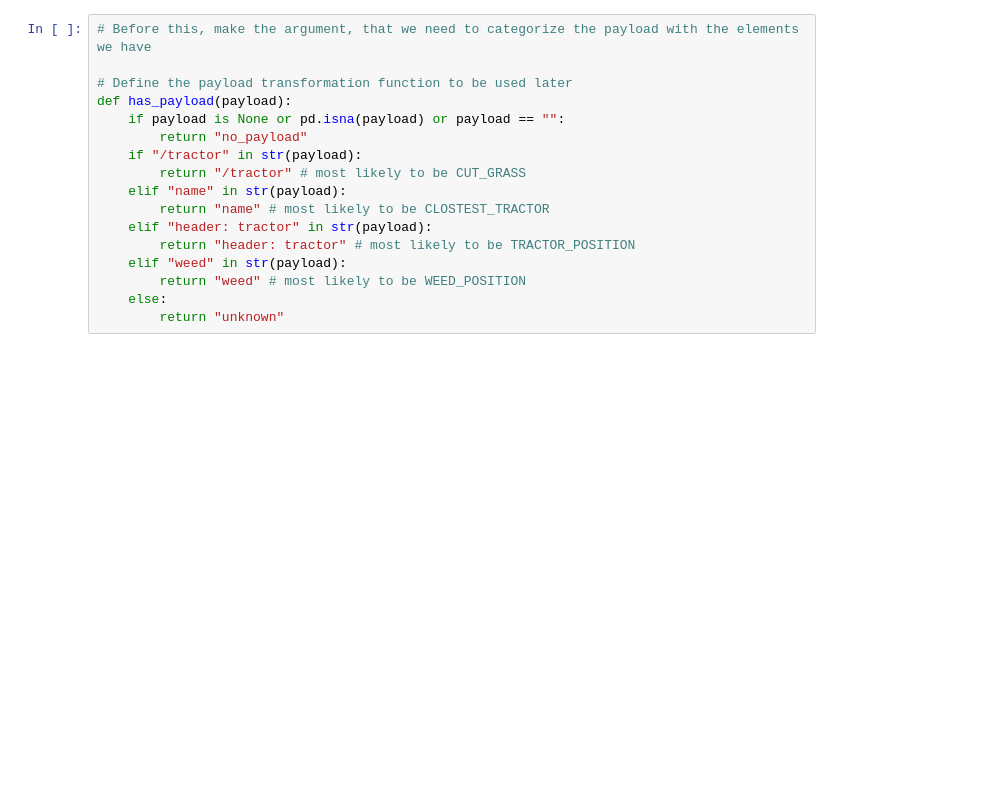
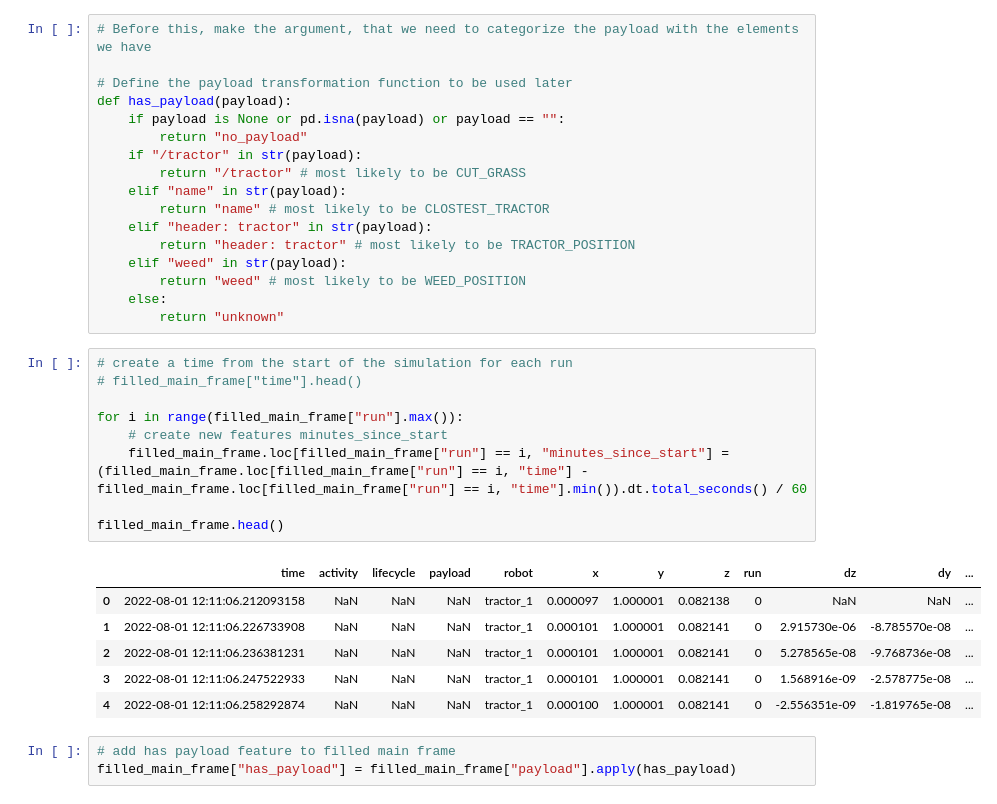
Before and after one commit to lukasjakoberfhnw/csd-event-abstraction, a Jupyter notebook: src/preprocessing/tale_preprocessing_notebook.ipynb, the cells around one changed output. Saved outputs shown, nothing was run; the diff lists cells and outputs as text; blank space fills up the shorter version.

```diff
--- a/src/preprocessing/tale_preprocessing_notebook.ipynb
+++ b/src/preprocessing/tale_preprocessing_notebook.ipynb
@@ -947,3 +947,22 @@ def has_payload(payload):
         return "weed" # most likely to be WEED_POSITION
     else:
         return "unknown"
+# %%
+# create a time from the start of the simulation for each run
+# filled_main_frame["time"].head()
+
+for i in range(filled_main_frame["run"].max()):
+    # create new features minutes_since_start
+    filled_main_frame.loc[filled_main_frame["run"] == i, "minutes_since_start"] = (filled_main_frame.loc[filled_main_frame["run"] == i, "time"] - filled_main_frame.loc[filled_main_frame["run"] == i, "time"].min()).dt.total_seconds() / 60
+
+filled_main_frame.head()
+# %% [output]
+|  | time | activity | lifecycle | payload | robot | x | y | z | run | dz | dy | ... |
+| 0 | 2022-08-01 12:11:06.212093158 | NaN | NaN | NaN | tractor_1 | 0.000097 | 1.000001 | 0.082138 | 0 | NaN | NaN | ... |
+| 1 | 2022-08-01 12:11:06.226733908 | NaN | NaN | NaN | tractor_1 | 0.000101 | 1.000001 | 0.082141 | 0 | 2.915730e-06 | -8.785570e-08 | ... |
+| 2 | 2022-08-01 12:11:06.236381231 | NaN | NaN | NaN | tractor_1 | 0.000101 | 1.000001 | 0.082141 | 0 | 5.278565e-08 | -9.768736e-08 | ... |
+| 3 | 2022-08-01 12:11:06.247522933 | NaN | NaN | NaN | tractor_1 | 0.000101 | 1.000001 | 0.082141 | 0 | 1.568916e-09 | -2.578775e-08 | ... |
+| 4 | 2022-08-01 12:11:06.258292874 | NaN | NaN | NaN | tractor_1 | 0.000100 | 1.000001 | 0.082141 | 0 | -2.556351e-09 | -1.819765e-08 | ... |
+# %%
+# add has payload feature to filled main frame
+filled_main_frame["has_payload"] = filled_main_frame["payload"].apply(has_payload)
```
Also changed, not shown: parts of 4 cells of this notebook, 5 other files.
